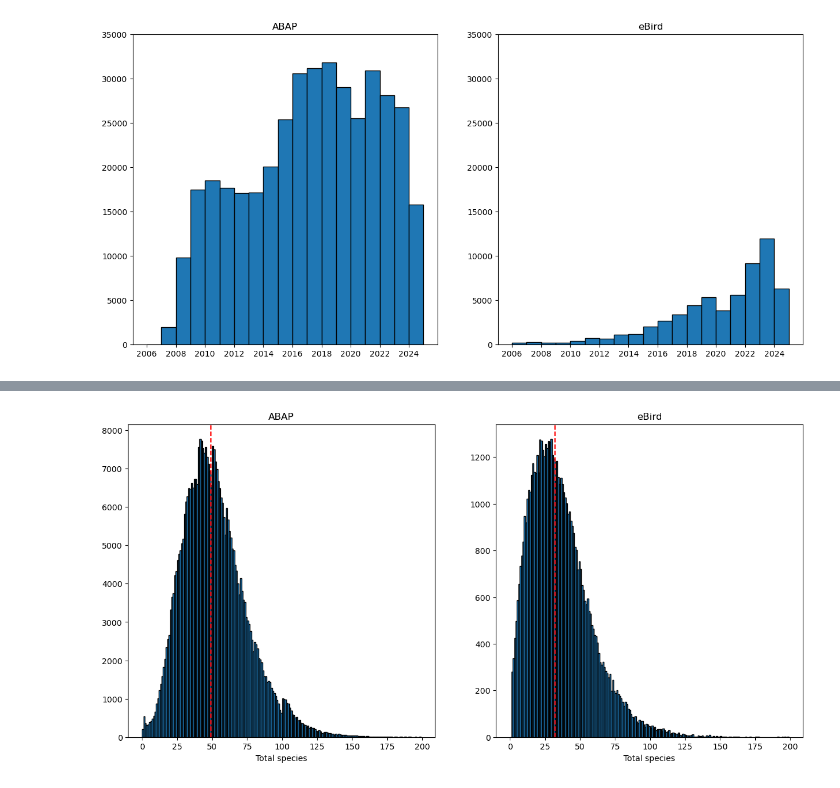
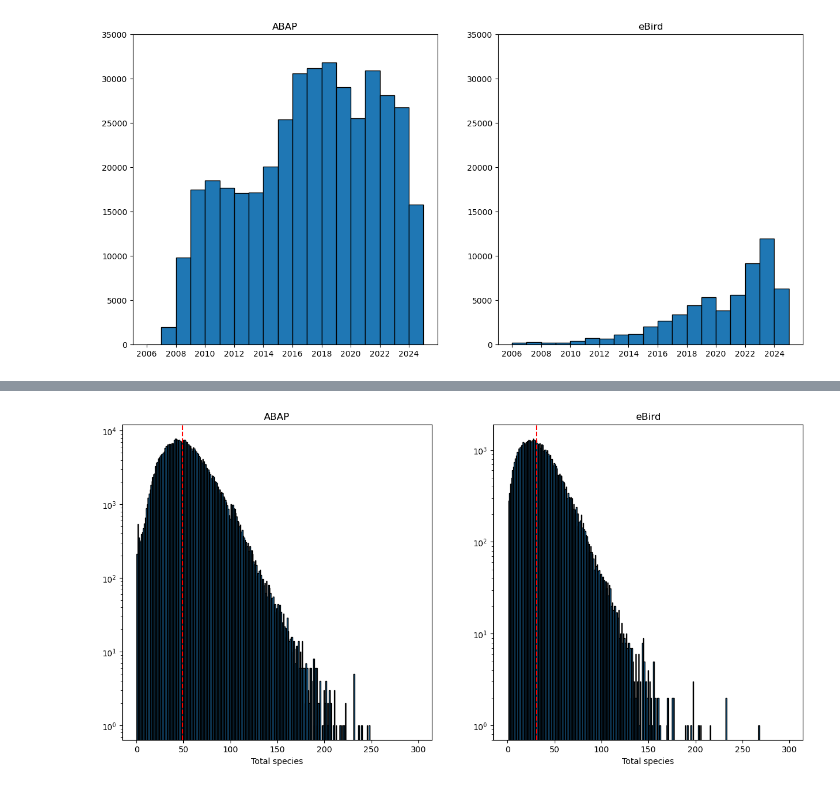
Before and after one commit to Rafnuss/eBird2ABAP, a Jupyter notebook: notebook/comparison.ipynb, the cells around one changed output, grey strips where cells are left out. Cells and saved outputs as stored; diff of their text form; code cells hidden in the pictures.

```diff
--- a/notebook/comparison.ipynb
+++ b/notebook/comparison.ipynb
@@ -22,7 +19,7 @@ max_lon = 51.16  # Easternmost point (Ras Hafun, Somalia)
 ## Read all data
 # %%
 ac = pd.read_csv(
-    "/Users/rafnuss/Library/CloudStorage/Box-Box/eBird2ABAP/data/ABAP/1_s2_fp_headers.csv",
+    "../data/ABAP/1_s2_fp_headers.csv",
     usecols=[
         "card",
         "startdate",
@@ -74,8 +57,15 @@ a = pd.merge(ar, ac, how="left")
 # %%
 ec = pd.read_csv(
-    "../export/ebd_AFR_relJul-2024_20240829_224929_cards.csv",
+    "../export/ebd_AFR_relJul-2024_20240911_121419_cards.csv",
     parse_dates=["OBSERVATION DATETIME_min", "OBSERVATION DATETIME_max"],
-).rename(columns={"CARD": "card", "OBSERVATION DATE": "startdate", "PENTAD": "pentad"})
+).rename(
+    columns={
+        "CARD": "card",
+        "OBSERVATION DATE": "startdate",
+        "PENTAD": "pentad",
+        "OBSERVER ID": "observer",
+    }
+)
 ec["totalhours"] = ec["DURATION MINUTES_sum"] / 60
 ec["lat"], ec["lon"] = pentad2latlng(ec["pentad"])
 ec.drop(
@@ -92,5 +82,5 @@ ec = ec[
 ]
 # %%
 er = pd.read_csv(
-    "../export/ebd_AFR_relJul-2024_20240829_224930_records.csv",
+    "../export/ebd_AFR_relJul-2024_20240911_121420_records.csv",
 ).rename(columns={"CARD": "card"})
@@ -177,8 +153,8 @@ plt.show()
 [figure]
 # %%
 def plot_map(ax, c, title):
-    # ax.hist(c["totalhours"], bins=np.arange(0, 350, 1), edgecolor="black", log=True)
-    ax.hist(c["totalhours"], bins=np.arange(0, 25, 1), edgecolor="black")
+    ax.hist(c["totalhours"], bins=np.arange(0, 350, 1), edgecolor="black", log=True)
+    # ax.hist(c["totalhours"], bins=np.arange(0, 25, 1), edgecolor="black")
     ax.set_title(title)
     ax.axvline(x=2, color="red", linestyle="--")
     ax.set_xlabel("Total duration [hr]")
@@ -206,23 +190,23 @@ ec[ec["totalhours"] > 100]
 # %%
 def plot_map(ax, c, title):
-    # ax.hist(c["totalspp"], bins=np.arange(0, 300, 1), edgecolor="black", log=True)
-    ax.hist(c["totalspp"], bins=np.arange(0, 200, 1), edgecolor="black")
+    ax.hist(c["totalspp"], bins=np.arange(0, 300, 1), edgecolor="black", log=True)
+    # ax.hist(c["totalspp"], bins=np.arange(0, 200, 1), edgecolor="black")
     ax.axvline(x=np.median(c["totalspp"]), color="red", linestyle="--")
     ax.set_title(title)
     ax.set_xlabel("Total species")
     # ax.set_xticks(np.arange(2006, 2025, 2))
 
 
 fig, axs = plt.subplots(1, 2, figsize=(15, 7))
 
 # Plot both maps
 plot_map(axs[0], ac, "ABAP")
 plot_map(axs[1], ec, "eBird")
 
 # plt.subplots_adjust(wspace=0)
 plt.show()
 # %% [output]
-[figure, old version]
+[figure, new version]
 # %%
 ec[ec["totalspp"] < 2]
 # %% [output]
```
Also changed, not shown: parts of 10 cells of this notebook, 2 other files.
